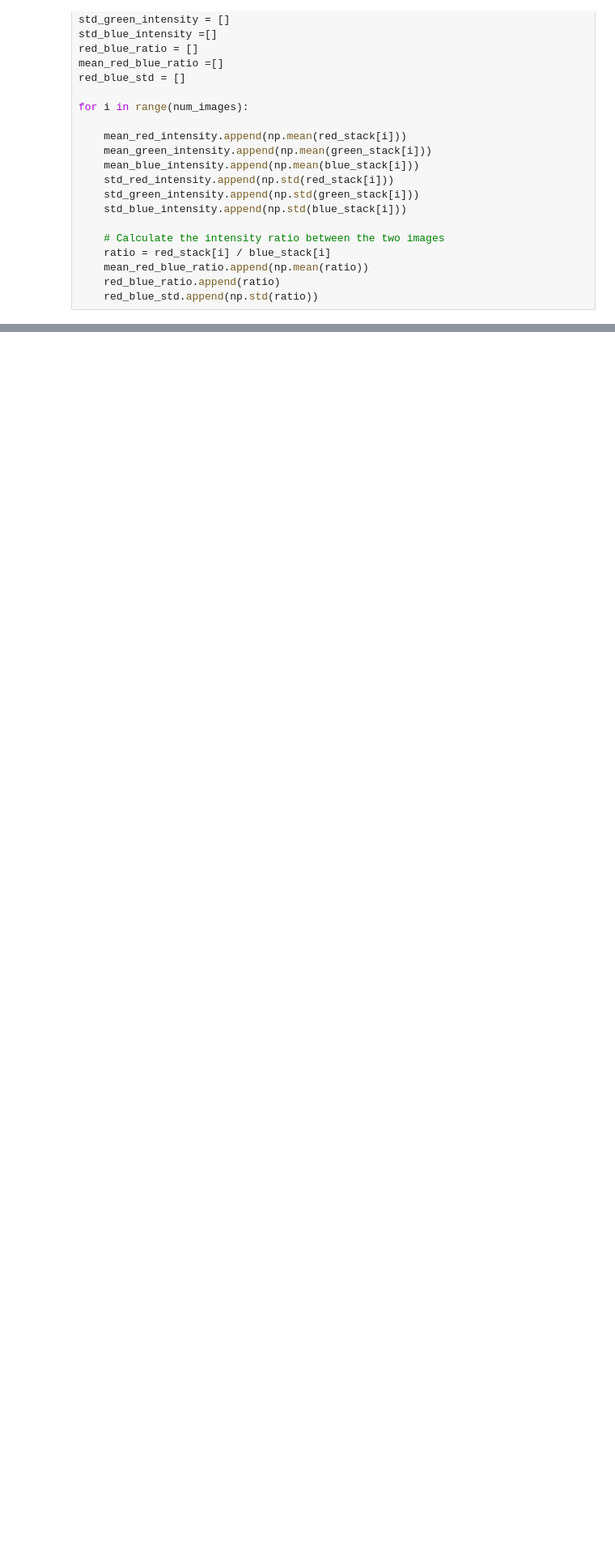
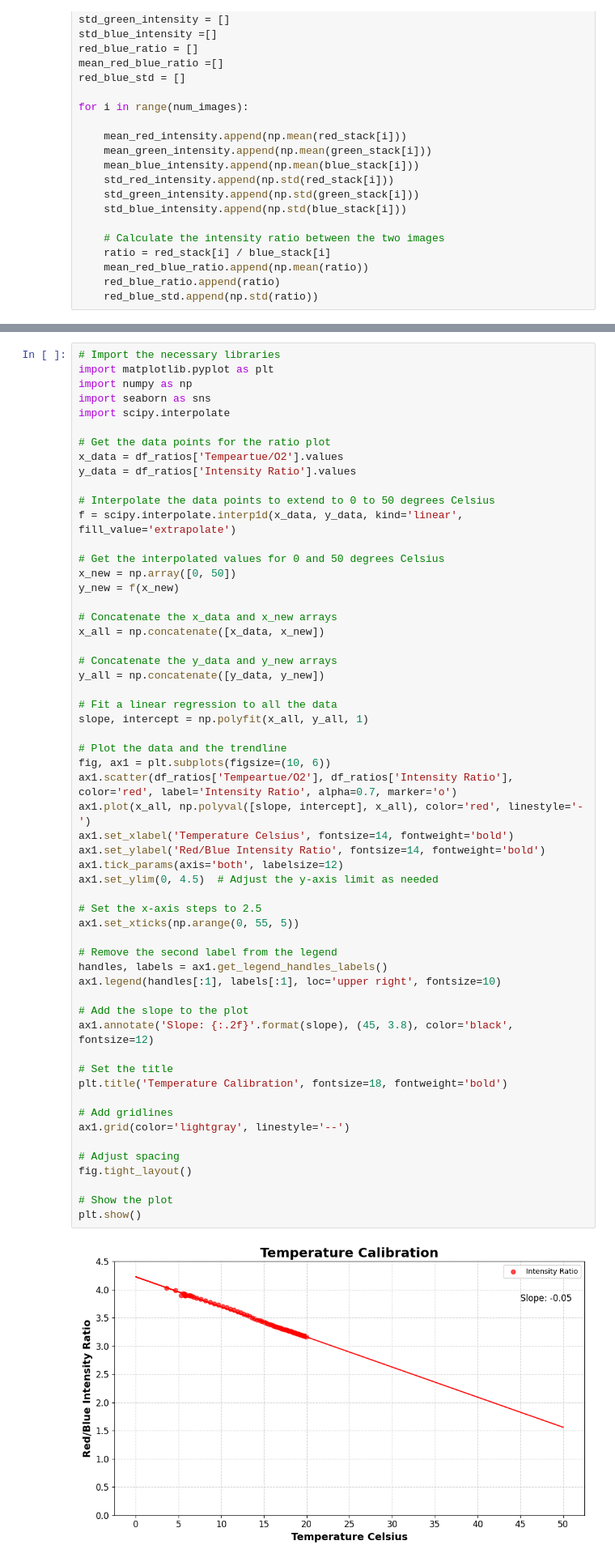
Before and after one commit to MartinReinhard10/In-Situ_Soil_Optode_Data_Processing, a Jupyter notebook: Optode Calibration/Intensity_Ratios.ipynb, the cells around one changed output, grey strips where cells are left out. Shown at 81% size. Drawn from its saved outputs; the diff is of its cells as text; blank space fills up the shorter version.

```diff
--- a/Optode Calibration/Intensity_Ratios.ipynb
+++ b/Optode Calibration/Intensity_Ratios.ipynb
@@ -255,0 +308,59 @@ df_ratios.to_csv('D:/Temperature_images/RAW_2023-06-29/red_blue_ratio.CSV',heade
+# %%
+# Import the necessary libraries
+import matplotlib.pyplot as plt
+import numpy as np
+import seaborn as sns
+import scipy.interpolate
+
+# Get the data points for the ratio plot
+x_data = df_ratios['Tempeartue/O2'].values
+y_data = df_ratios['Intensity Ratio'].values
+
+# Interpolate the data points to extend to 0 to 50 degrees Celsius
+f = scipy.interpolate.interp1d(x_data, y_data, kind='linear', fill_value='extrapolate')
+
+# Get the interpolated values for 0 and 50 degrees Celsius
+x_new = np.array([0, 50])
+y_new = f(x_new)
+
+# Concatenate the x_data and x_new arrays
+x_all = np.concatenate([x_data, x_new])
+
+# Concatenate the y_data and y_new arrays
+y_all = np.concatenate([y_data, y_new])
+
+# Fit a linear regression to all the data
+slope, intercept = np.polyfit(x_all, y_all, 1)
+
+# Plot the data and the trendline
+fig, ax1 = plt.subplots(figsize=(10, 6))
+ax1.scatter(df_ratios['Tempeartue/O2'], df_ratios['Intensity Ratio'], color='red', label='Intensity Ratio', alpha=0.7, marker='o')
+ax1.plot(x_all, np.polyval([slope, intercept], x_all), color='red', linestyle='-')
+ax1.set_xlabel('Temperature Celsius', fontsize=14, fontweight='bold')
+ax1.set_ylabel('Red/Blue Intensity Ratio', fontsize=14, fontweight='bold')
+ax1.tick_params(axis='both', labelsize=12)
+ax1.set_ylim(0, 4.5)  # Adjust the y-axis limit as needed
+
+# Set the x-axis steps to 2.5
+ax1.set_xticks(np.arange(0, 55, 5))
+
+# Remove the second label from the legend
+handles, labels = ax1.get_legend_handles_labels()
+ax1.legend(handles[:1], labels[:1], loc='upper right', fontsize=10)
+
+# Add the slope to the plot
+ax1.annotate('Slope: {:.2f}'.format(slope), (45, 3.8), color='black', fontsize=12)
+
+# Set the title
+plt.title('Temperature Calibration', fontsize=18, fontweight='bold')
+
+# Add gridlines
+ax1.grid(color='lightgray', linestyle='--')
+
+# Adjust spacing
+fig.tight_layout()
+
+# Show the plot
+plt.show()
+# %% [output]
+[figure, added]
```
Also changed, not shown: parts of 13 cells of this notebook, 23 other files.
